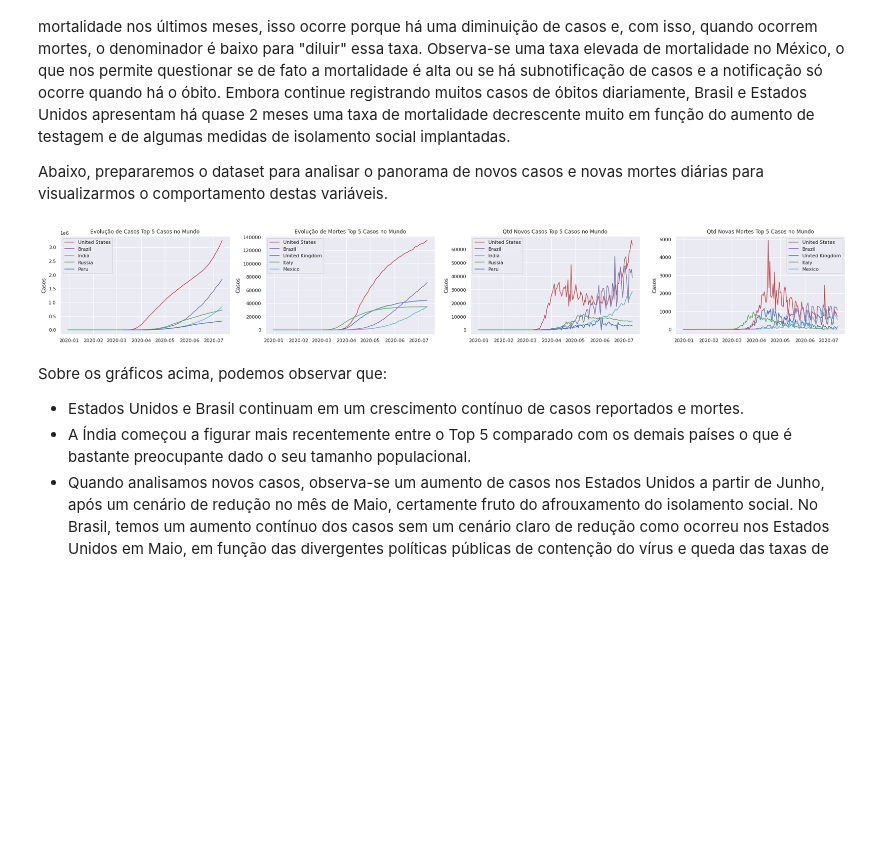
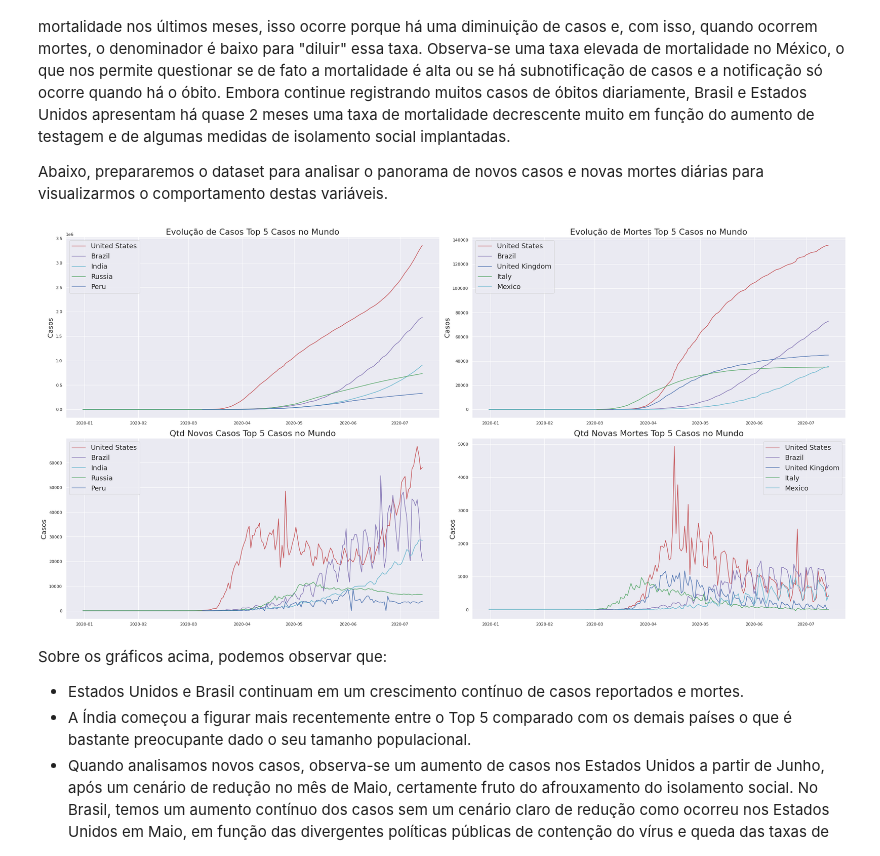
Before and after one commit to ellenrpaes/Data_Science_Projects, a Jupyter notebook: Panorama_do_COVID_19_no_Brasil.ipynb, the cells around one changed output. Saved outputs shown, nothing was run; the diff lists cells and outputs as text; code cells hidden in the pictures; blank space fills up the shorter version.

```diff
--- a/Panorama_do_COVID_19_no_Brasil.ipynb
+++ b/Panorama_do_COVID_19_no_Brasil.ipynb
@@ -291,16 +313,6 @@ df_mort_mex = (df_Mexico.total_deaths / df_Mexico.total_cases) * 100
 # %%
 #Top 5 Países com mais casos e mortes de Covid-19
-
-fig, (ax1, ax2, ax3) = plt.subplots(nrows=1, ncols=3, figsize=(26,4))
-ax1.bar('location', 'total_cases', data=df_casos)
-ax1.set_title('Top 5 Países com Casos')
-ax1.set_xlabel('Países')
-ax1.set_ylabel('Qtd. Casos')
-
-ax2.bar('location', 'total_deaths', data=df_mortes)
-ax2.set_title('Top 5 Países com Mortes')
-ax2.set_xlabel('Países')
-ax2.set_ylabel('Qtd. Mortes')
+fig, ax3 = plt.subplots(nrows=1, ncols=1, figsize=(30,8))
 
 ax3.plot(df_mort_World, '--r', label='Tx World')
 ax3.plot(df_mort_usa, '-g', label='United States')
@@ -308,9 +320,9 @@ ax3.plot(df_mort_br, label='Brazil')
 ax3.plot(df_mort_uk, '-c', label='United Kingdom')
 ax3.plot(df_mort_ita, '-m', label='Italy')
 ax3.plot(df_mort_mex, '-r', label='Mexico')
-ax3.set_title('Taxa de mortalidade Países Top 5 Mortes x Taxa de mortalidade do Mundo')
-ax3.set_ylabel('% de mortalidade')
-plt.legend()
+ax3.set_title('Taxa de mortalidade Países Top 5 Mortes x Taxa de mortalidade do Mundo', fontsize=22)
+ax3.set_ylabel('% de mortalidade',fontsize=18)
+plt.legend(fontsize=18)
 
 plt.tight_layout()
 plt.show()
@@ -332,48 +344,48 @@ Abaixo, prepararemos o dataset para analisar o panorama de novos casos e novas m
 # %%
 # Elaboração dos gráficos de novos casos, novas mortes, acumulado de casos e acumulado de mortes
 
-fig, (ax3, ax4, ax1, ax2) = plt.subplots(nrows=1, ncols=4, figsize=(26,4))
+fig, ((ax3, ax4),(ax1, ax2)) = plt.subplots(nrows=2, ncols=2, figsize=(30,15))
 
 ax1.plot(df_UnitedStates['new_cases'], '-r', label='United States')
 ax1.plot(df_Brazil['new_cases'], '-m', label='Brazil')
 ax1.plot(df_India['new_cases'], '-c', label='India')
 ax1.plot(df_Russia['new_cases'], '-g', label='Russia')
 ax1.plot(df_Peru['new_cases'], label='Peru')
-ax1.set_title('Qtd Novos Casos Top 5 Casos no Mundo')
-ax1.set_ylabel('Casos')
-ax1.legend()
+ax1.set_title('Qtd Novos Casos Top 5 Casos no Mundo', fontsize=22)
+ax1.set_ylabel('Casos',fontsize=18)
+ax1.legend(fontsize=18)
 
 ax2.plot(df_UnitedStates['new_deaths'], '-r', label='United States')
 ax2.plot(df_Brazil['new_deaths'], '-m', label='Brazil')
 ax2.plot(df_UnitedKingdom['new_deaths'], label='United Kingdom')
 ax2.plot(df_Italy['new_deaths'], '-g', label='Italy')
 ax2.plot(df_Mexico['new_deaths'], '-c', label='Mexico')
-ax2.set_title('Qtd Novas Mortes Top 5 Casos no Mundo')
-ax2.set_ylabel('Casos')
-ax2.legend()
+ax2.set_title('Qtd Novas Mortes Top 5 Casos no Mundo', fontsize=22)
+ax2.set_ylabel('Casos',fontsize=18)
+ax2.legend(fontsize=18)
 
 ax3.plot(df_UnitedStates['total_cases'], '-r', label='United States')
 ax3.plot(df_Brazil['total_cases'], '-m', label='Brazil')
 ax3.plot(df_India['total_cases'], '-c', label='India')
 ax3.plot(df_Russia['total_cases'], '-g', label='Russia')
 ax3.plot(df_Peru['total_cases'], label='Peru')
-ax3.set_title('Evolução de Casos Top 5 Casos no Mundo')
-ax3.set_ylabel('Casos')
-ax3.legend()
+ax3.set_title('Evolução de Casos Top 5 Casos no Mundo', fontsize=22)
+ax3.set_ylabel('Casos',fontsize=18)
+ax3.legend(fontsize=18)
 
 ax4.plot(df_UnitedStates['total_deaths'], '-r', label='United States')
 ax4.plot(df_Brazil['total_deaths'], '-m', label='Brazil')
 ax4.plot(df_UnitedKingdom['total_deaths'], label='United Kingdom')
 ax4.plot(df_Italy['total_deaths'], '-g', label='Italy')
 ax4.plot(df_Mexico['total_deaths'], '-c', label='Mexico')
-ax4.set_title('Evolução de Mortes Top 5 Casos no Mundo')
-ax4.set_ylabel('Casos')
-ax4.legend()
+ax4.set_title('Evolução de Mortes Top 5 Casos no Mundo', fontsize=22)
+ax4.set_ylabel('Casos',fontsize=18)
+ax4.legend(fontsize=18)
 
 plt.tight_layout()
 plt.show()
 # %% [output]
-[figure, old version]
+[figure, new version]
 # %% [markdown]
 Sobre os gráficos acima, podemos observar que:
 
```
Also changed, not shown: parts of 14 cells of this notebook.
